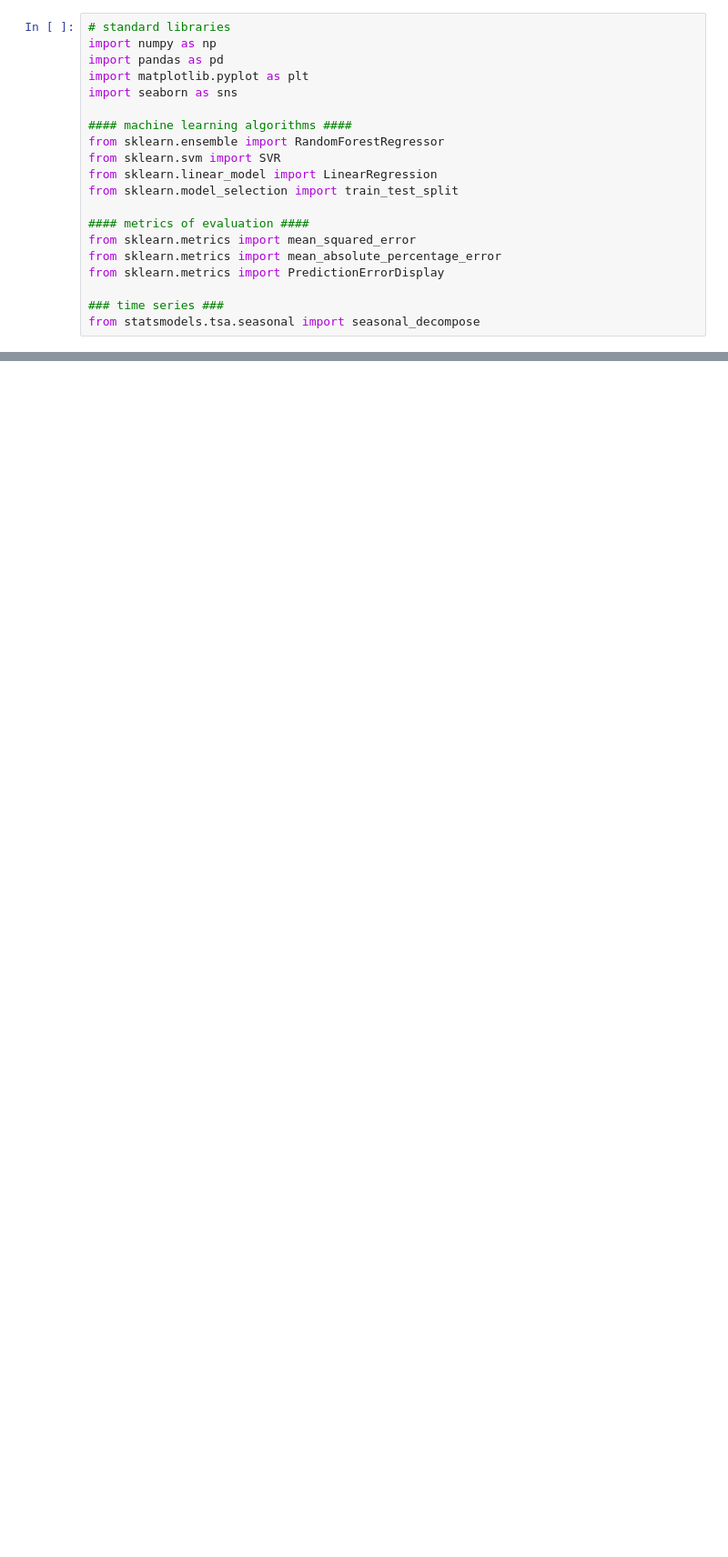
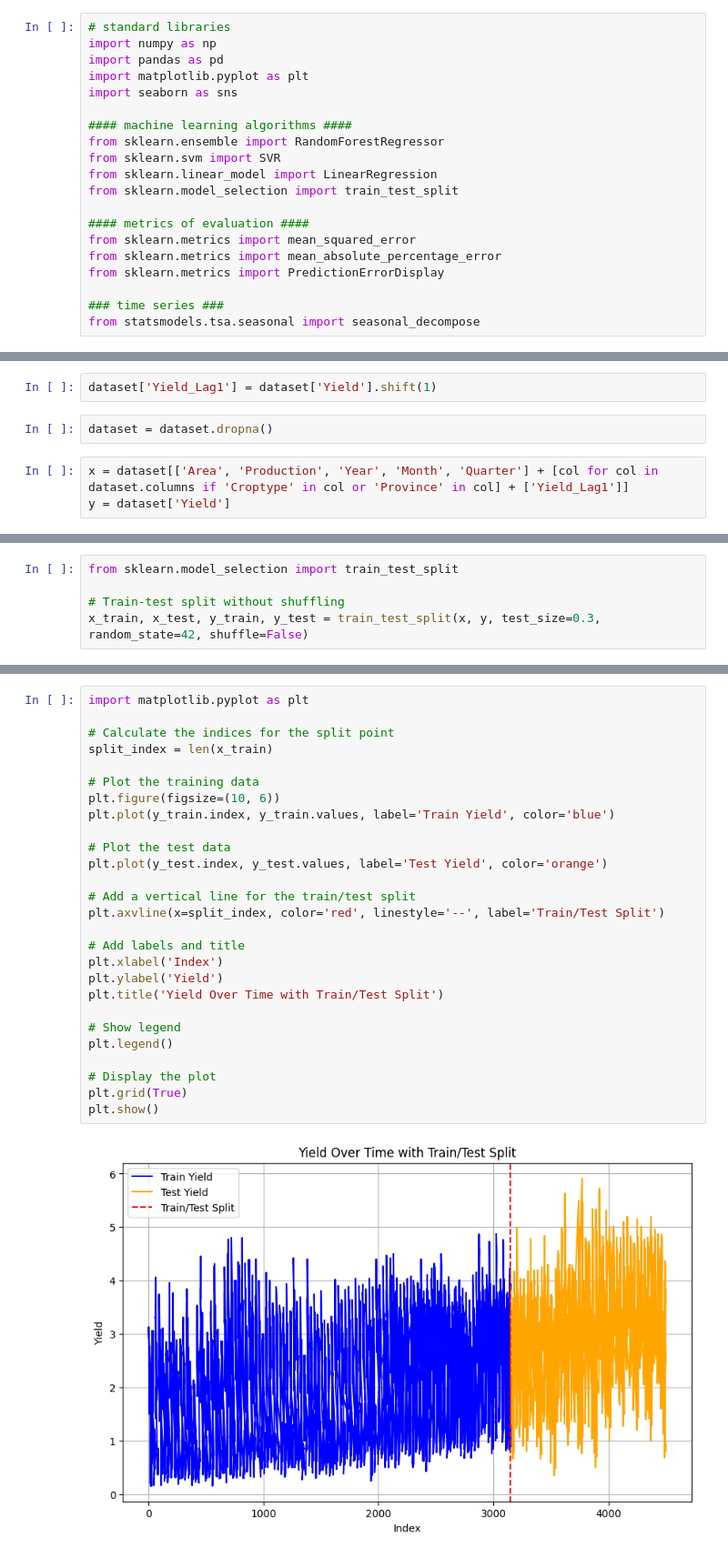
Before and after one commit to kazeulo/Project_197, a Jupyter notebook: Linear_regression.ipynb, the cells around one changed output, grey strips where cells are left out. Shown: that part at 91% size. Saved outputs shown, nothing was run; the diff lists cells and outputs as text; blank space fills up the shorter version.

```diff
--- a/Linear_regression.ipynb
+++ b/Linear_regression.ipynb
@@ -265,0 +106,7 @@ plt.show()
+# %%
+dataset['Yield_Lag1'] = dataset['Yield'].shift(1)
+# %%
+dataset = dataset.dropna()
+# %%
+x = dataset[['Area', 'Production', 'Year', 'Month', 'Quarter'] + [col for col in dataset.columns if 'Croptype' in col or 'Province' in col] + ['Yield_Lag1']]
+y = dataset['Yield']
@@ -265,0 +115,5 @@ plt.show()
+# %%
+from sklearn.model_selection import train_test_split
+
+# Train-test split without shuffling
+x_train, x_test, y_train, y_test = train_test_split(x, y, test_size=0.3, random_state=42, shuffle=False)
@@ -265,0 +129,29 @@ plt.show()
+# %%
+import matplotlib.pyplot as plt
+
+# Calculate the indices for the split point
+split_index = len(x_train)
+
+# Plot the training data
+plt.figure(figsize=(10, 6))
+plt.plot(y_train.index, y_train.values, label='Train Yield', color='blue')
+
+# Plot the test data
+plt.plot(y_test.index, y_test.values, label='Test Yield', color='orange')
+
+# Add a vertical line for the train/test split
+plt.axvline(x=split_index, color='red', linestyle='--', label='Train/Test Split')
+
+# Add labels and title
+plt.xlabel('Index')
+plt.ylabel('Yield')
+plt.title('Yield Over Time with Train/Test Split')
+
+# Show legend
+plt.legend()
+
+# Display the plot
+plt.grid(True)
+plt.show()
+# %% [output]
+[figure, added]
```
Also changed, not shown: parts of 57 cells of this notebook.
